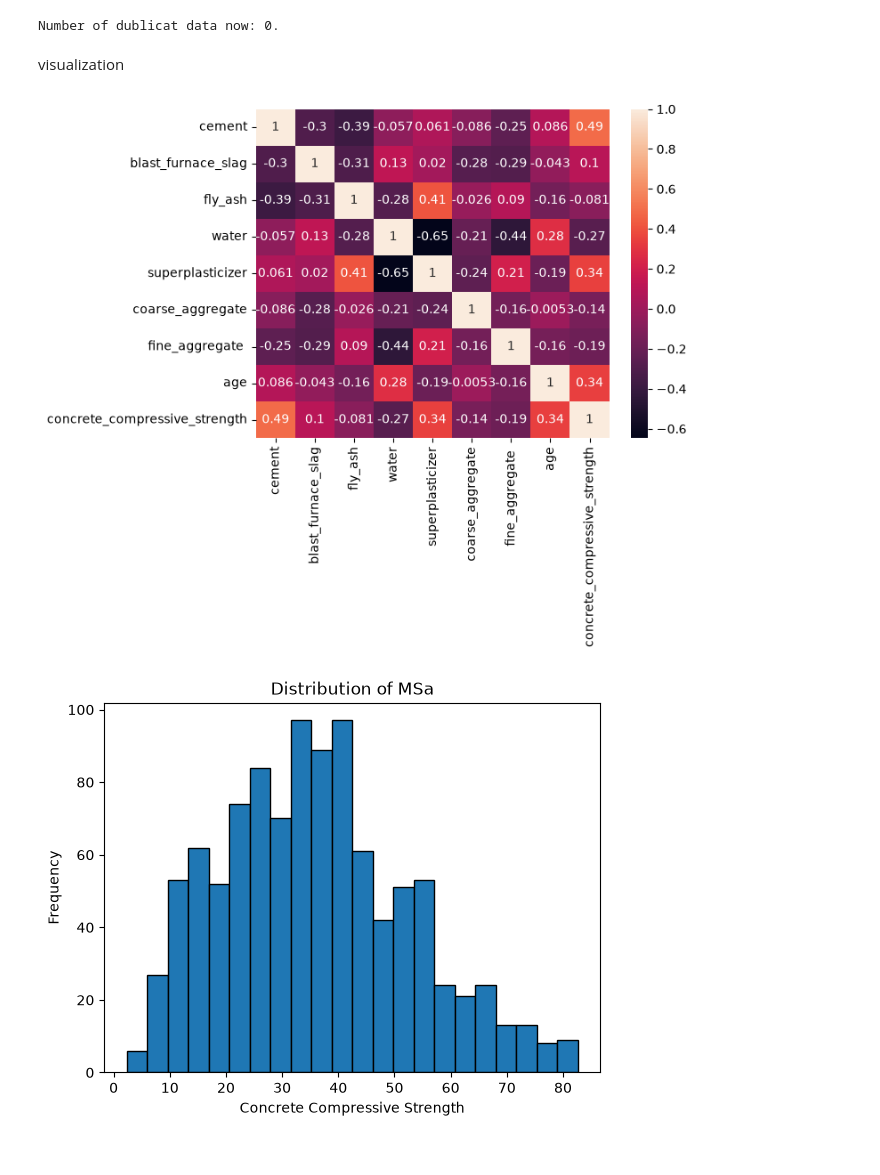
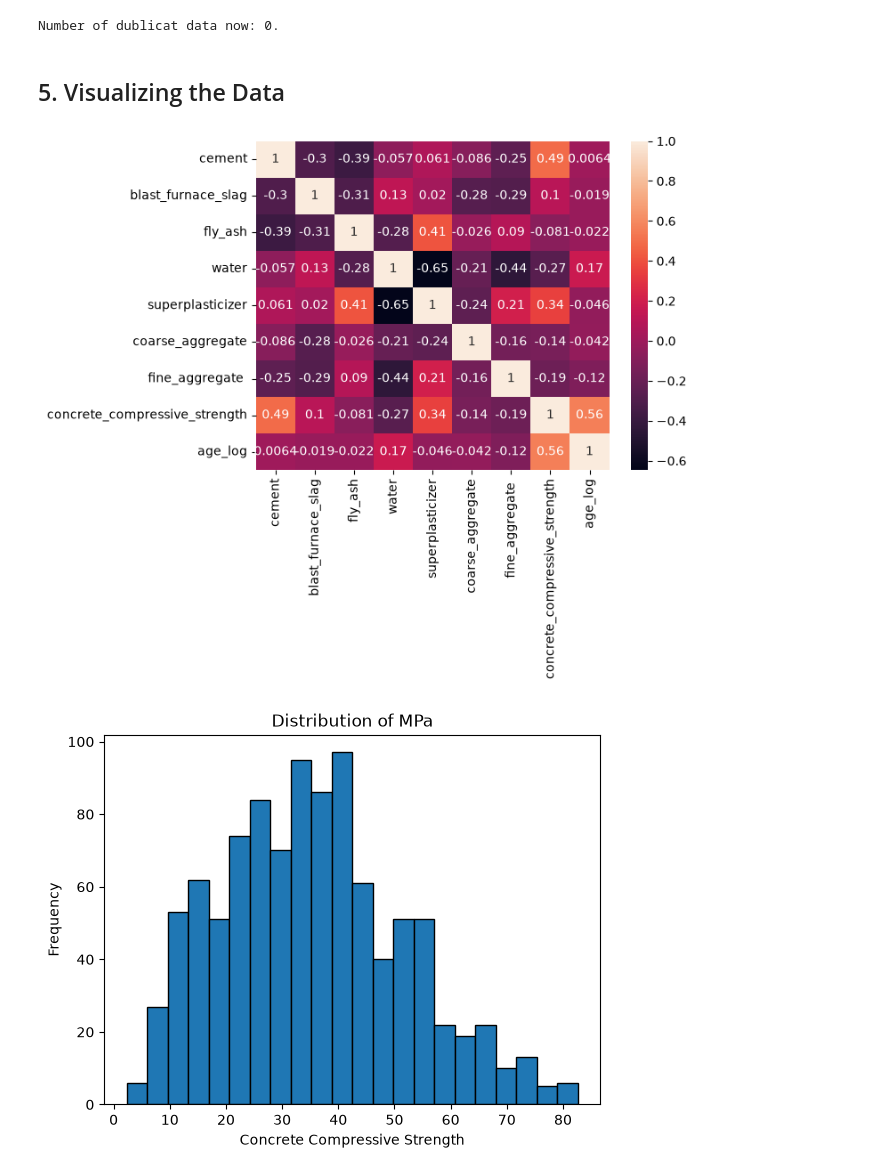
Before and after one commit to BadalovSanan/concrete-strength-linear-regression, a Jupyter notebook: train.ipynb, the cells around one changed output. Drawn from its saved outputs; the diff is of its cells as text; code cells hidden in the pictures.

```diff
--- a/train.ipynb
+++ b/train.ipynb
@@ -88,20 +87,30 @@ df = df.drop_duplicates()
 print(f'Number of dublicat data now: {df.duplicated().sum()}.')
 # %% [output]
 Number of dublicat data now: 0.
+# %%
+df['age_log'] = np.log1p(df['age'])
+df = df.drop('age', axis=1)
+
+Q1 = df['age_log'].quantile(0.25)
+Q3 = df['age_log'].quantile(0.75)
+IQR = Q3 - Q1
+df_filtered = df[(df['age_log'] >= Q1 - 1.5*IQR) & (df['age_log'] <= Q3 + 1.5*IQR)]
 # %% [markdown]
-visualization
+## 5. Visualizing the Data
 # %%
 sns.heatmap(df.corr(), annot=True)
+plt.savefig('results/heatmap.png', dpi=200, bbox_inches='tight')
 plt.show()
 # %% [output]
-[figure, old version]
+[figure, new version]
 # %%
-plt.hist(y, bins=22, edgecolor='black')
-plt.title("Distribution of MSa")
+plt.hist(df['concrete_compressive_strength'], bins=22, edgecolor='black')
+plt.title("Distribution of MPa")
 plt.xlabel("Concrete Compressive Strength")
 plt.ylabel("Frequency")
+plt.savefig('results/dist-of-mpa.png', dpi=200, bbox_inches='tight')
 plt.show()
 # %% [output]
-[figure, old version]
+[figure, new version]
 # %%
 sns.pairplot(df)
```
Also changed, not shown: parts of 14 cells of this notebook, 4 other files.
